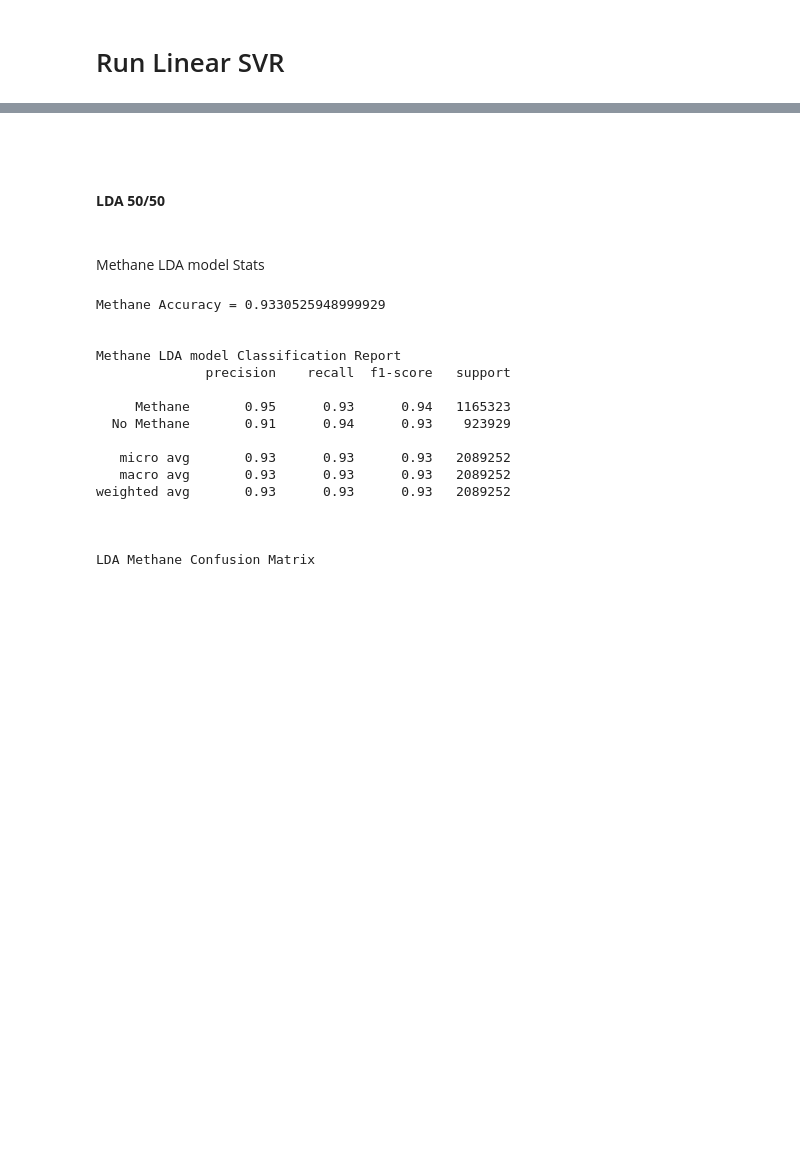
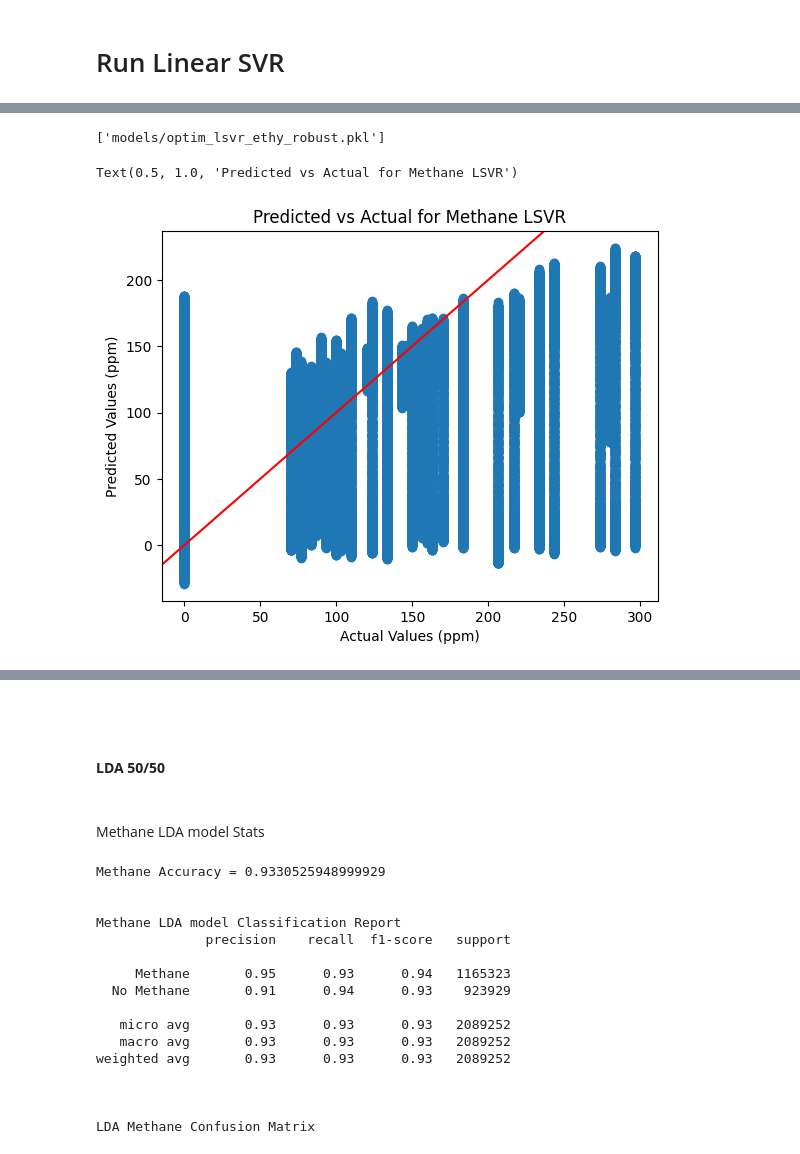
Before and after one commit to Jwdegames/GasSensorMLTasks, a Jupyter notebook: Task_2/E_Nose_Project_Jacob.ipynb, the cells around one changed output, grey strips where cells are left out. Cells and saved outputs as stored; diff of their text form; code cells hidden in the pictures; blank space fills up the shorter version.

```diff
--- a/Task_2/E_Nose_Project_Jacob.ipynb
+++ b/Task_2/E_Nose_Project_Jacob.ipynb
@@ -535,0 +561,17 @@ Fitting 5 folds for each of 3 candidates, totalling 15 fits
+# %%
+# Save the models to be reused
+import joblib
+joblib.dump(optim_lsvr_meth_robust[0], "models/optim_lsvr_meth_robust.pkl")
+joblib.dump(optim_lsvr_ethy_robust[0], "models/optim_lsvr_ethy_robust.pkl")
+# %% [output]
+['models/optim_lsvr_ethy_robust.pkl']
+# %%
+# Plot actual vs predicted for lsvr
+plt.scatter(y_meth_test_vals, optim_lsvr_meth_robust[1])
+plt.axline((0,0), slope=1, c = 'r')
+plt.xlabel("Actual Values (ppm)")
+plt.ylabel("Predicted Values (ppm)")
+plt.title("Predicted vs Actual for Methane LSVR")
+# %% [output]
+Text(0.5, 1.0, 'Predicted vs Actual for Methane LSVR')
+[figure, added]
```
Also changed, not shown: parts of 69 cells of this notebook, 4 other files.
